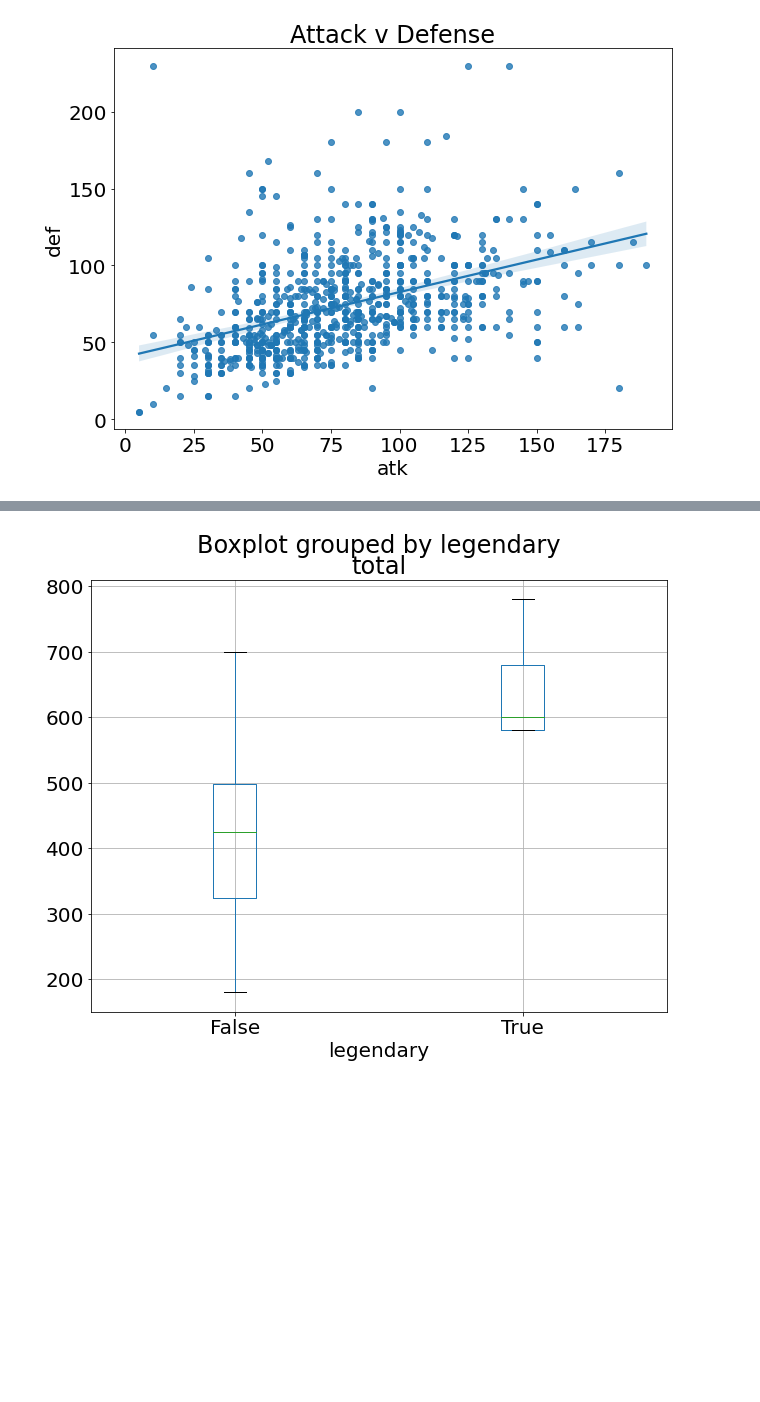
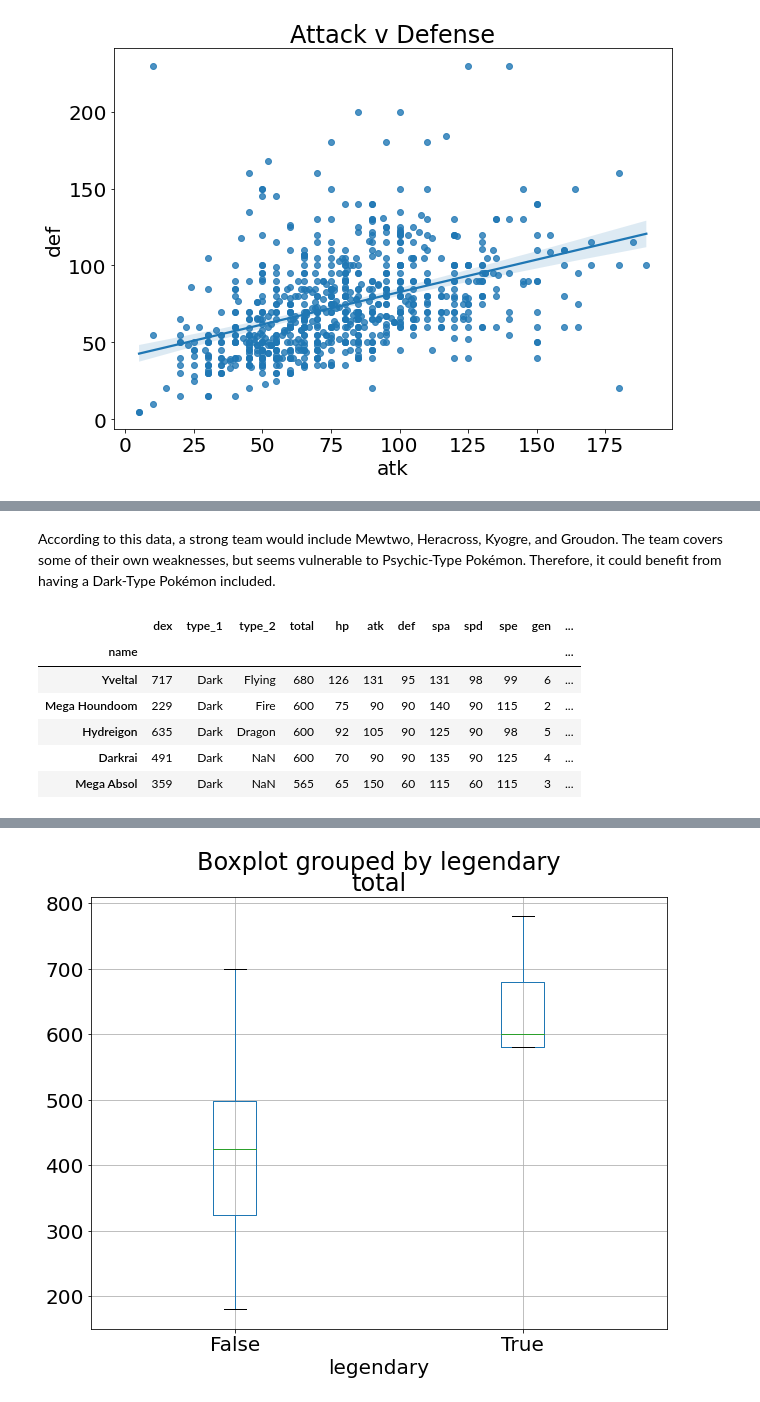
Before and after one commit to TurnipGuy30/Jupyter, a Jupyter notebook: Assignment/Data Analysis.ipynb, the cells around one changed output, grey strips where cells are left out. Cells and saved outputs as stored; diff of their text form; code cells hidden in the pictures; blank space fills up the shorter version.

```diff
--- a/Assignment/Data Analysis.ipynb
+++ b/Assignment/Data Analysis.ipynb
@@ -170,0 +225,15 @@ plt.title('Attack v Defense');
+# %% [markdown]
+According to this data, a strong team would include Mewtwo, Heracross, Kyogre, and Groudon. The team covers some of their own weaknesses, but seems vulnerable to Psychic-Type Pokémon. Therefore, it could benefit from having a Dark-Type Pokémon included.
+# %%
+# search by condition and sort
+pokemon[
+	(pokemon['type_1'] == 'Dark')
+].sort_values('total', ascending=False).head()
+# %% [output]
+|  | dex | type_1 | type_2 | total | hp | atk | def | spa | spd | spe | gen | ... |
+| name |  |  |  |  |  |  |  |  |  |  |  | ... |
+| Yveltal | 717 | Dark | Flying | 680 | 126 | 131 | 95 | 131 | 98 | 99 | 6 | ... |
+| Mega Houndoom | 229 | Dark | Fire | 600 | 75 | 90 | 90 | 140 | 90 | 115 | 2 | ... |
+| Hydreigon | 635 | Dark | Dragon | 600 | 92 | 105 | 90 | 125 | 90 | 98 | 5 | ... |
+| Darkrai | 491 | Dark | NaN | 600 | 70 | 90 | 90 | 135 | 90 | 125 | 4 | ... |
+| Mega Absol | 359 | Dark | NaN | 565 | 65 | 150 | 60 | 115 | 60 | 115 | 3 | ... |
```
Also changed, not shown: parts of 20 cells of this notebook, 3 other files.
